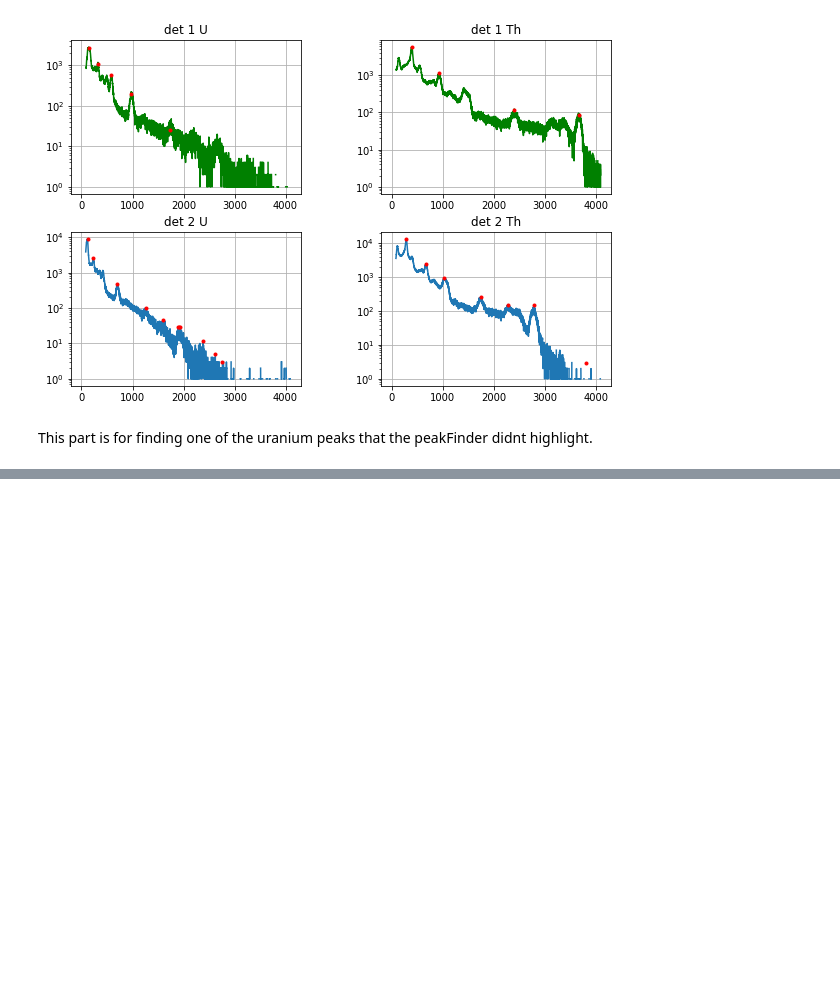
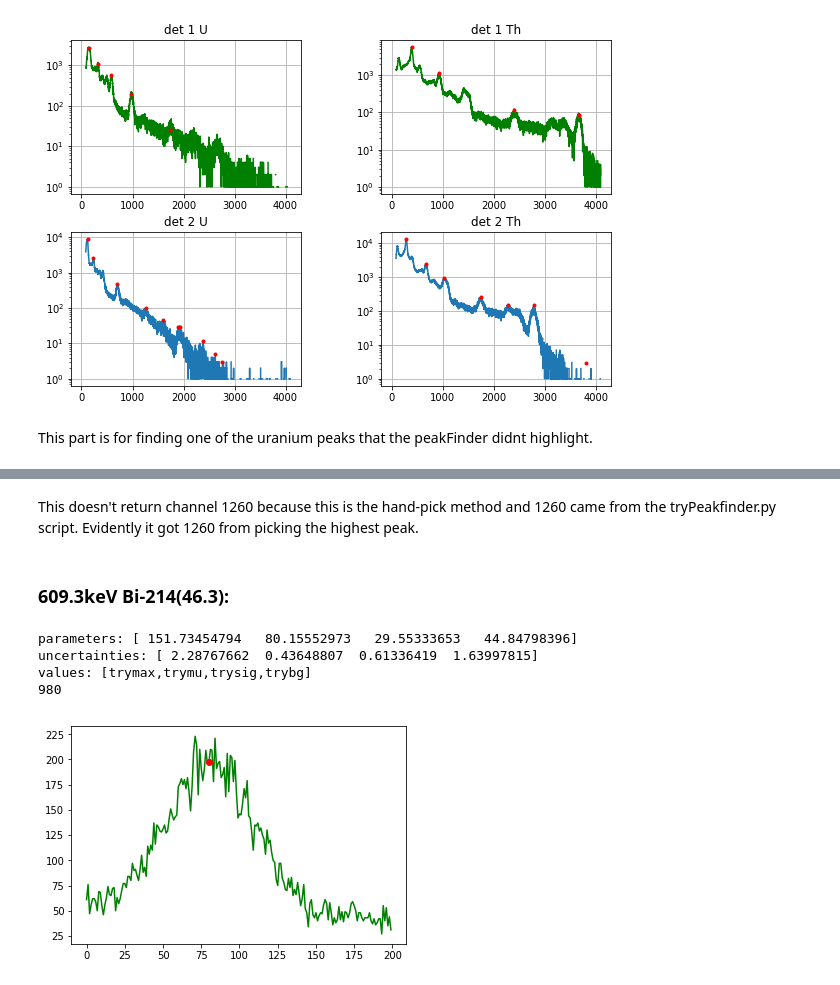
Before and after one commit to likhit2264/dosenet-analysis, a Jupyter notebook: calibration/Detector_Comparison.ipynb, the cells around one changed output, grey strips where cells are left out. Cells and saved outputs as stored; diff of their text form; code cells hidden in the pictures; blank space fills up the shorter version.

```diff
--- a/calibration/Detector_Comparison.ipynb
+++ b/calibration/Detector_Comparison.ipynb
@@ -156,0 +213,21 @@ plt.show()
+# %% [markdown]
+This doesn't return channel 1260 because this is the hand-pick method and 1260 came from the tryPeakfinder.py script. Evidently it got 1260 from picking the highest peak.
+# %% [markdown]
+### 609.3keV Bi-214(46.3):
+# %%
+Bi214_shift = 900
+Bi214_range = 200
+Bi214_slice = sd1U[Bi214_shift:Bi214_shift+Bi214_range]
+plt.plot(Bi214_slice , 'g')
+Bi214_find = find(Bi214_slice, Bi214_shift)
+print("values: [trymax,trymu,trysig,trybg]")
+print(Bi214_find)
+plt.plot(Bi214_find-Bi214_shift, Bi214_slice[Bi214_find-Bi214_shift], 'ro')
+
+plt.show()
+# %% [output]
+parameters: [ 151.73454794   80.15552973   29.55333653   44.84798396]
+uncertainties: [ 2.28767662  0.43648807  0.61336419  1.63997815]
+values: [trymax,trymu,trysig,trybg]
+980
+[figure, added]
```
Also changed, not shown: parts of 32 cells of this notebook.
